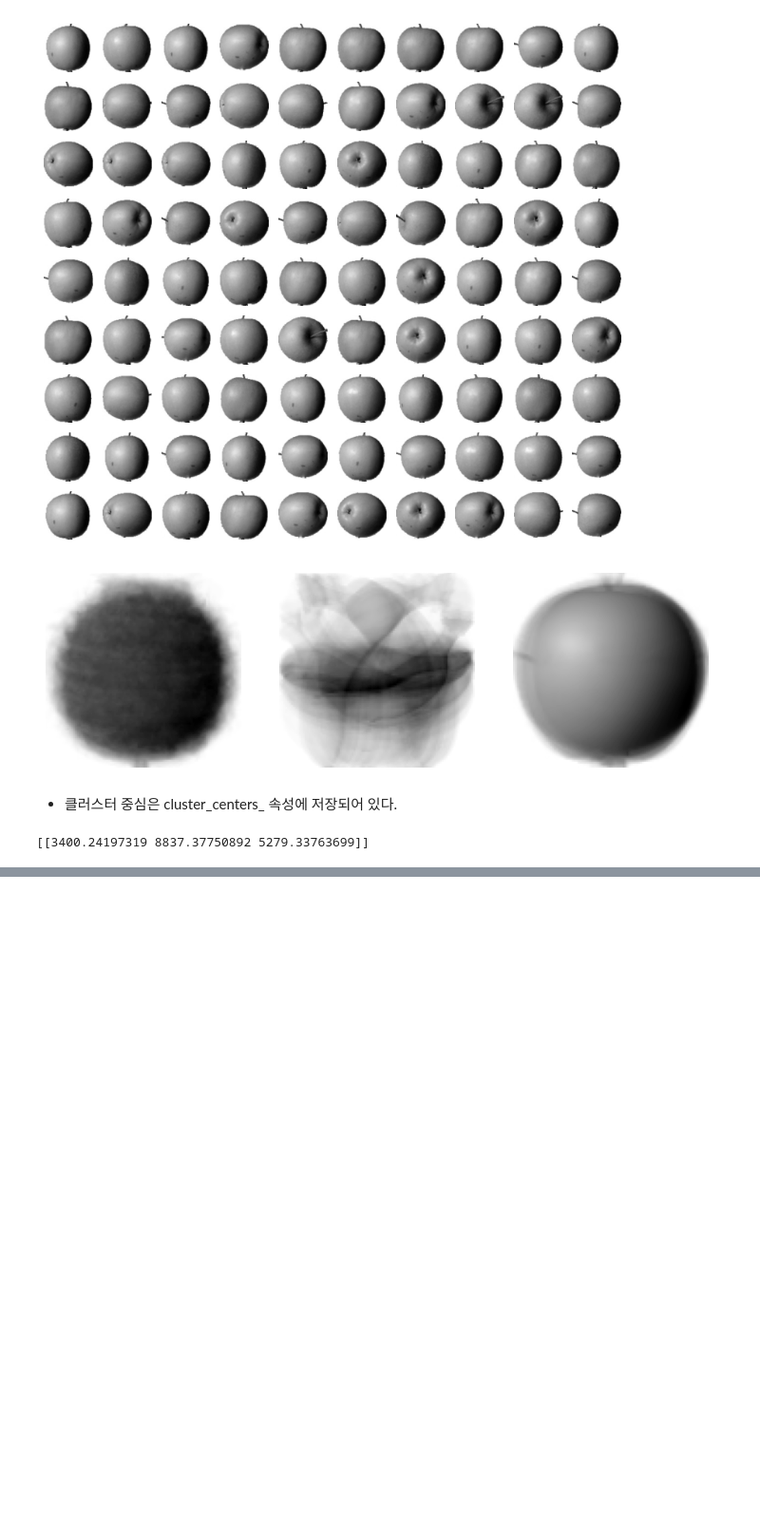
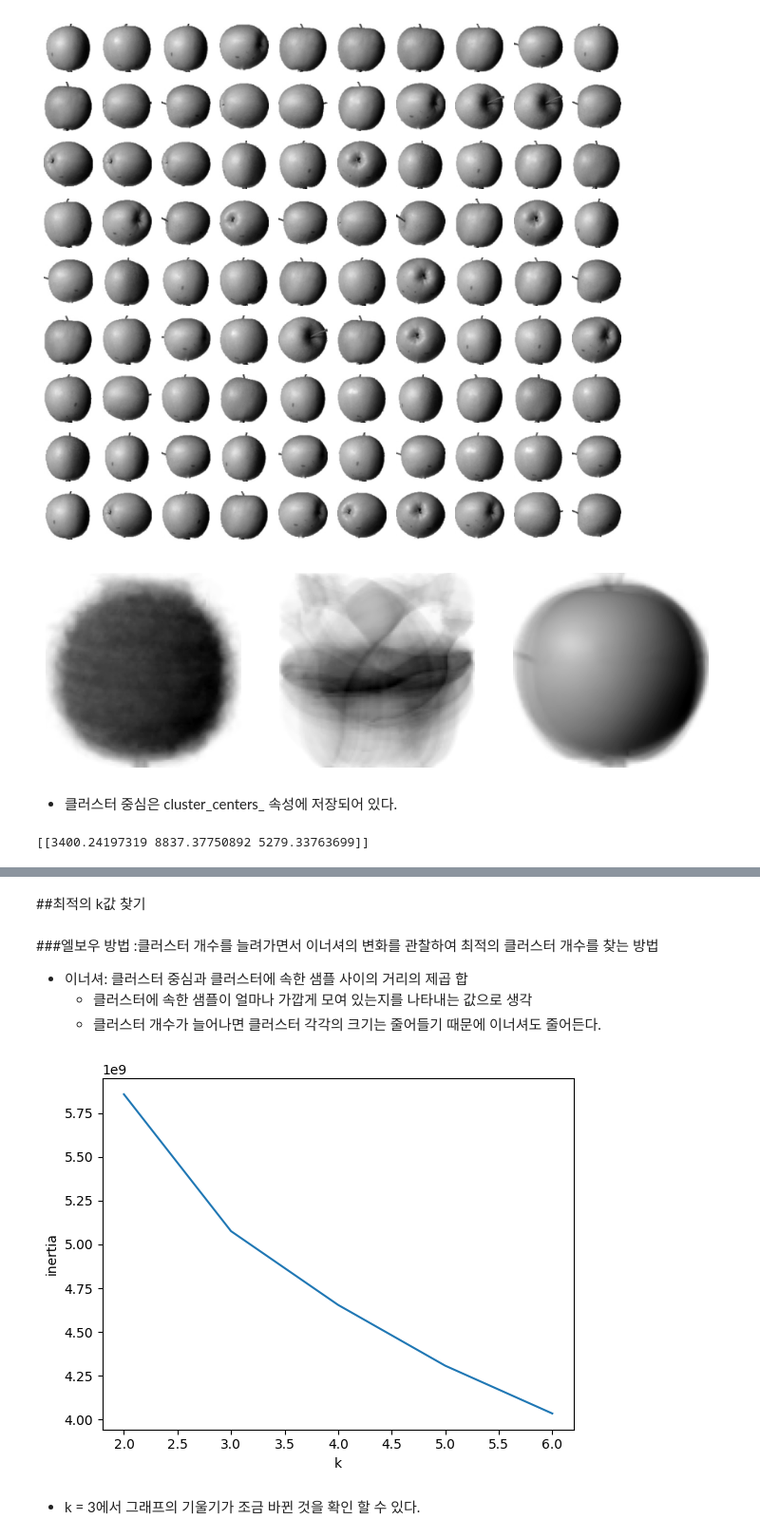
Before and after one commit to tndus628/-, a Jupyter notebook: 6. 비지도 학습.ipynb, the cells around one changed output, grey strips where cells are left out. Shown at 95% size. Cells and saved outputs as stored; diff of their text form; code cells hidden in the pictures; blank space fills up the shorter version.

```diff
--- a/6. 비지도 학습.ipynb
+++ b/6. 비지도 학습.ipynb
@@ -292,0 +309,23 @@ draw_fruits(km.cluster_centers_.reshape(-1,100,100), ratio=3)
+# %% [markdown]
+##최적의 k값 찾기
+# %% [markdown]
+###엘보우 방법
+:클러스터 개수를 늘려가면서 이너셔의 변화를 관찰하여 최적의 클러스터 개수를 찾는 방법
+- 이너셔: 클러스터 중심과 클러스터에 속한 샘플 사이의 거리의 제곱 합
+  - 클러스터에 속한 샘플이 얼마나 가깝게 모여 있는지를 나타내는 값으로 생각
+  - 클러스터 개수가 늘어나면 클러스터 각각의 크기는 줄어들기 때문에 이너셔도 줄어든다.
+# %%
+inertia=[]
+for k in range(2,7):
+  km = KMeans(n_clusters=k, random_state=42)
+  km.fit(fruits_2d)
+  inertia.append(km.inertia_) #이너셔 값
+
+plt.plot(range(2,7), inertia)
+plt.xlabel('k')
+plt.ylabel('inertia')
+plt.show()
+# %% [output]
+[figure, added]
+# %% [markdown]
+- k = 3에서 그래프의 기울기가 조금 바뀐 것을 확인 할 수 있다.
```
Also changed, not shown: parts of 7 cells of this notebook.
